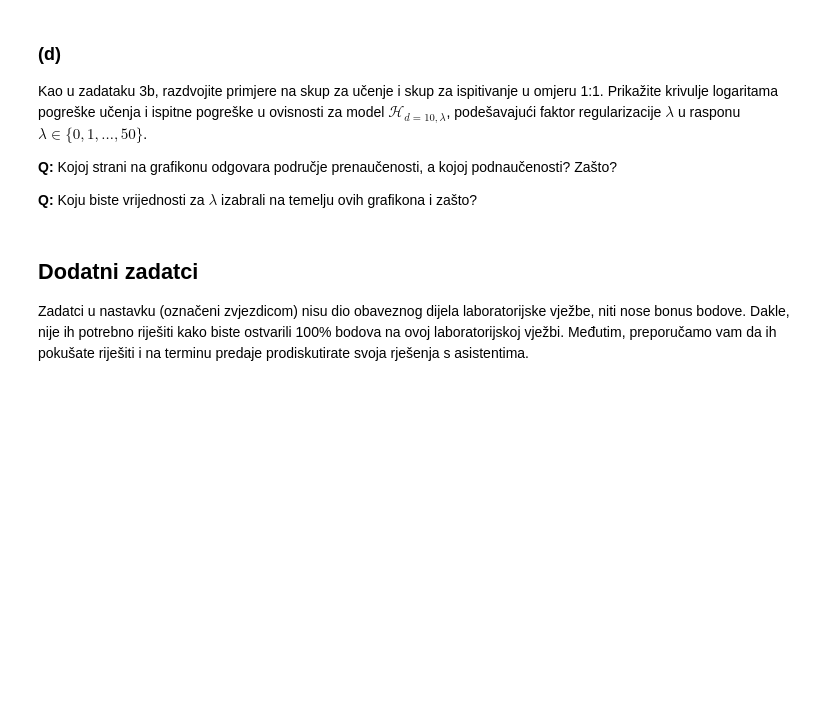
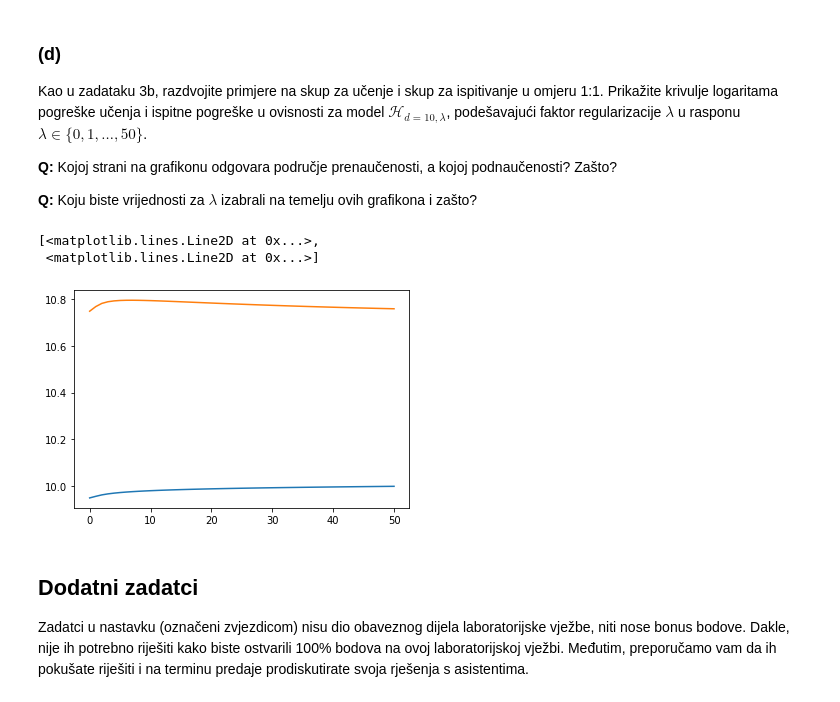
Before and after one commit to sskender/machine-learning-1, a Jupyter notebook: L03-L04-Regression/SU1-2021-03-04-Regresija.ipynb, the cells around one changed output. Cells and saved outputs as stored; diff of their text form; code cells hidden in the pictures; blank space fills up the shorter version.

```diff
--- a/L03-L04-Regression/SU1-2021-03-04-Regresija.ipynb
+++ b/L03-L04-Regression/SU1-2021-03-04-Regresija.ipynb
@@ -523,3 +520,44 @@ Kao u zadataku 3b, razdvojite primjere na skup za učenje i skup za ispitivanje
+# %%
+assert(size(X_2a) == 50)
+assert(size(y_2a) == 50)
+
+X_train, X_test, y_train, y_test = train_test_split(X_2a, y_2a, test_size=0.5, random_state=42)
+assert(size(X_train) == 25)
+assert(size(X_test) == 25)
+
+d = 10
+lambda_list = [i for i in range(51)]
+
+E_train_list = list()
+E_test_list = list()
+
+for lam in lambda_list:
+    poly = PolynomialFeatures(degree=d)
+    phi_train = poly.fit_transform(X_train.reshape(-1, 1))
+    phi_test = poly.fit_transform(X_test.reshape(-1, 1))
+
+    # w (from train)
+    prod1 = np.dot(np.transpose(phi_train), phi_train)
+    prod2 = np.dot(lam, np.eye(d+1))
+    prod3 = np.dot(linalg.inv(prod1 + prod2), np.transpose(phi_train))
+    w_train = np.dot(prod3, y_train)
+
+    # h (x = phi)
+    h_train = np.dot(phi_train, w_train)
+    h_test = np.dot(phi_test, w_train)
+
+    # E
+    E_train = np.log(mean_squared_error(y_train, h_train))
+    E_train_list.append(E_train)
+    E_test = np.log(mean_squared_error(y_test, h_test))
+    E_test_list.append(E_test)
+
+# show results
+plt.plot(lambda_list, E_train_list, E_test_list)
+# %% [output]
+[<matplotlib.lines.Line2D at 0x...>,
+ <matplotlib.lines.Line2D at 0x...>]
+[figure, added]
 # %% [markdown]
 ## Dodatni zadatci
 
```
Also changed, not shown: parts of 8 cells of this notebook.
